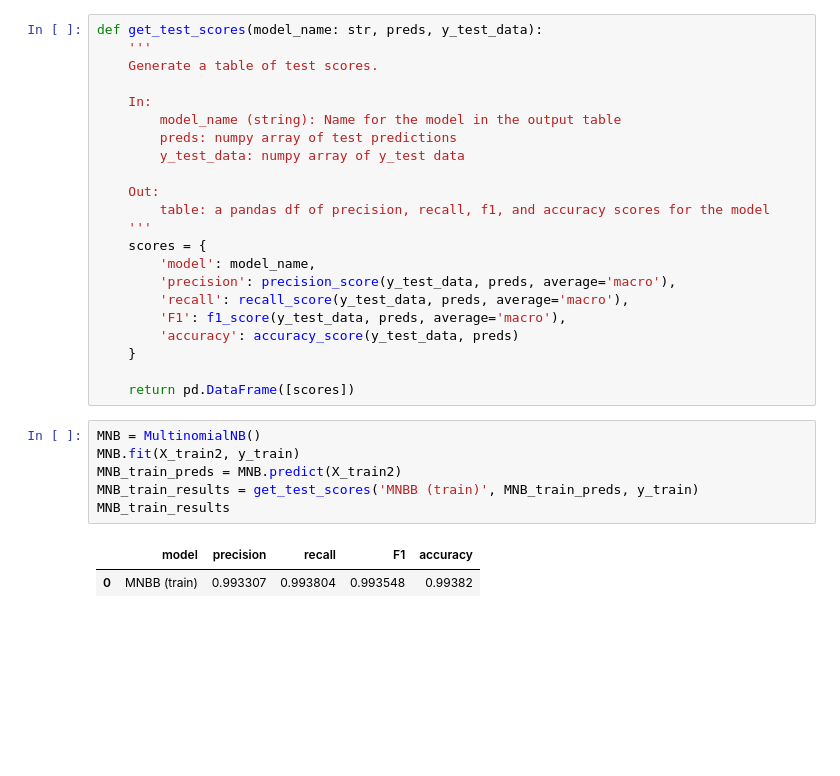
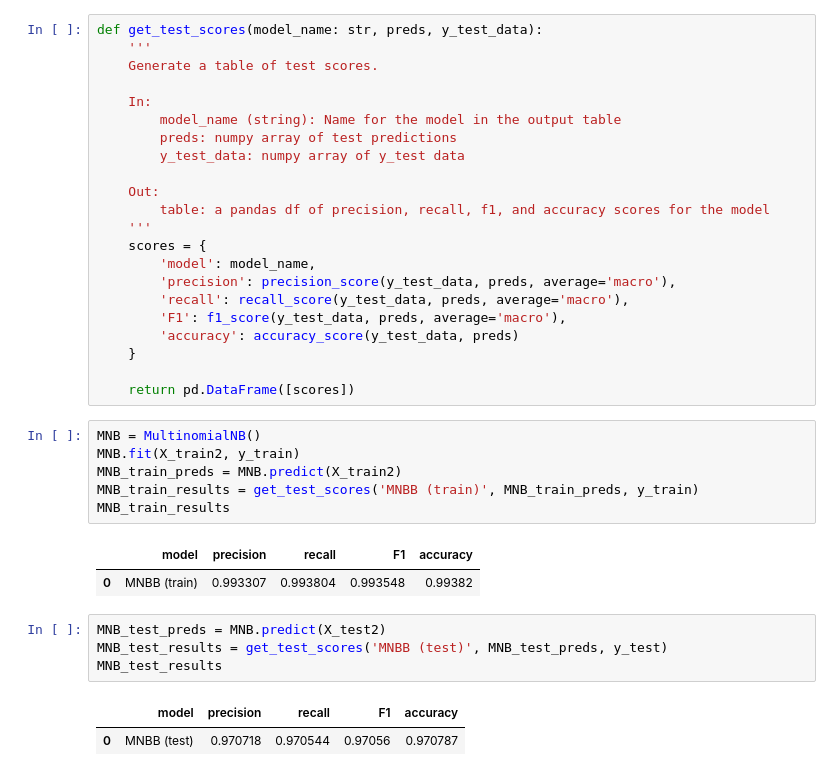
Before and after one commit to Uuranyum/Data_Science_Projects, a Jupyter notebook: bbc-articles-classification.ipynb, the cells around one changed output. Cells and saved outputs as stored; diff of their text form; blank space fills up the shorter version.

```diff
--- a/bbc-articles-classification.ipynb
+++ b/bbc-articles-classification.ipynb
@@ -326,3 +326,10 @@ MNB_train_results
 # %% [output]
 |  | model | precision | recall | F1 | accuracy |
 | 0 | MNBB (train) | 0.993307 | 0.993804 | 0.993548 | 0.99382 |
+# %%
+MNB_test_preds = MNB.predict(X_test2)
+MNB_test_results = get_test_scores('MNBB (test)', MNB_test_preds, y_test)
+MNB_test_results
+# %% [output]
+|  | model | precision | recall | F1 | accuracy |
+| 0 | MNBB (test) | 0.970718 | 0.970544 | 0.97056 | 0.970787 |
```
Also changed, not shown: parts of 11 cells of this notebook.
